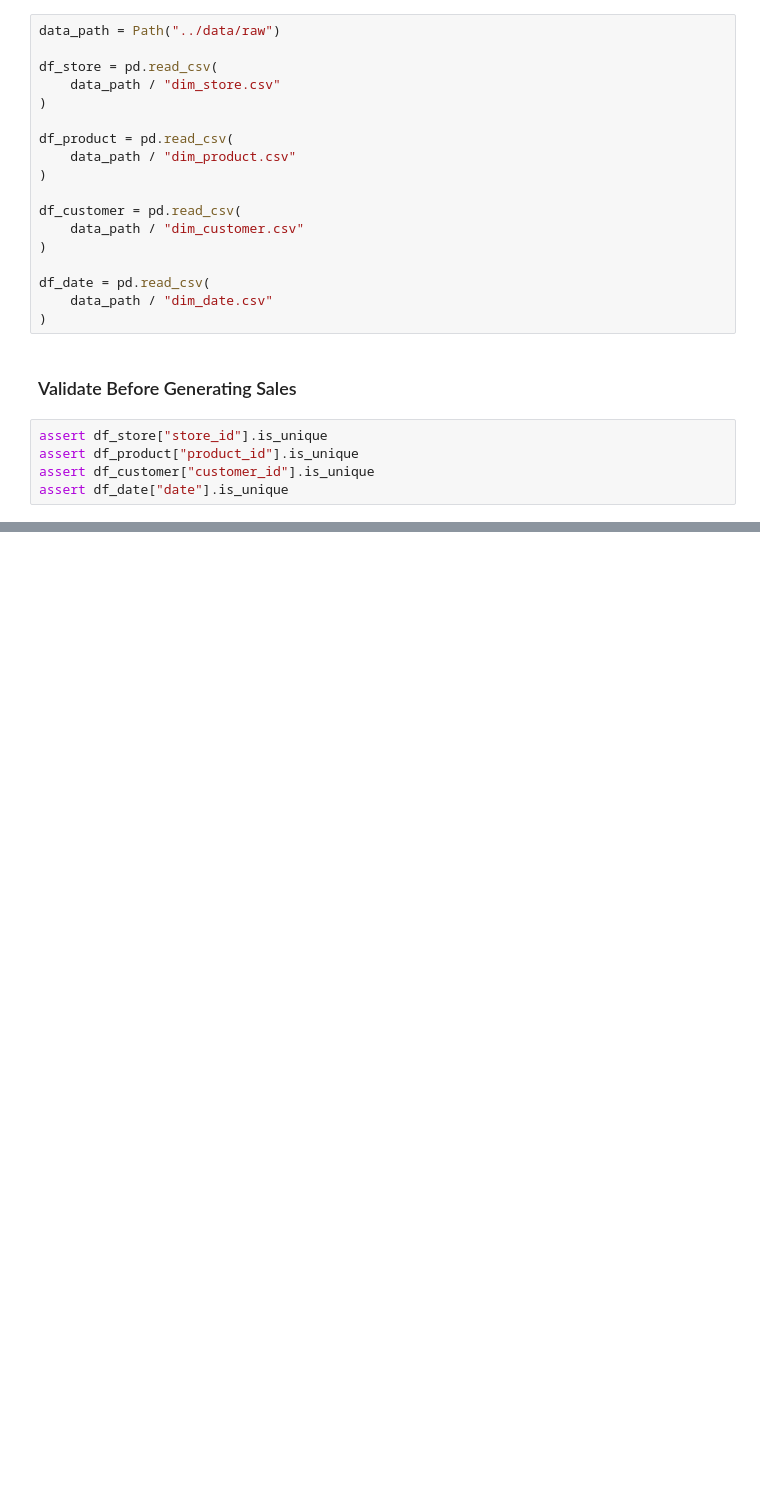
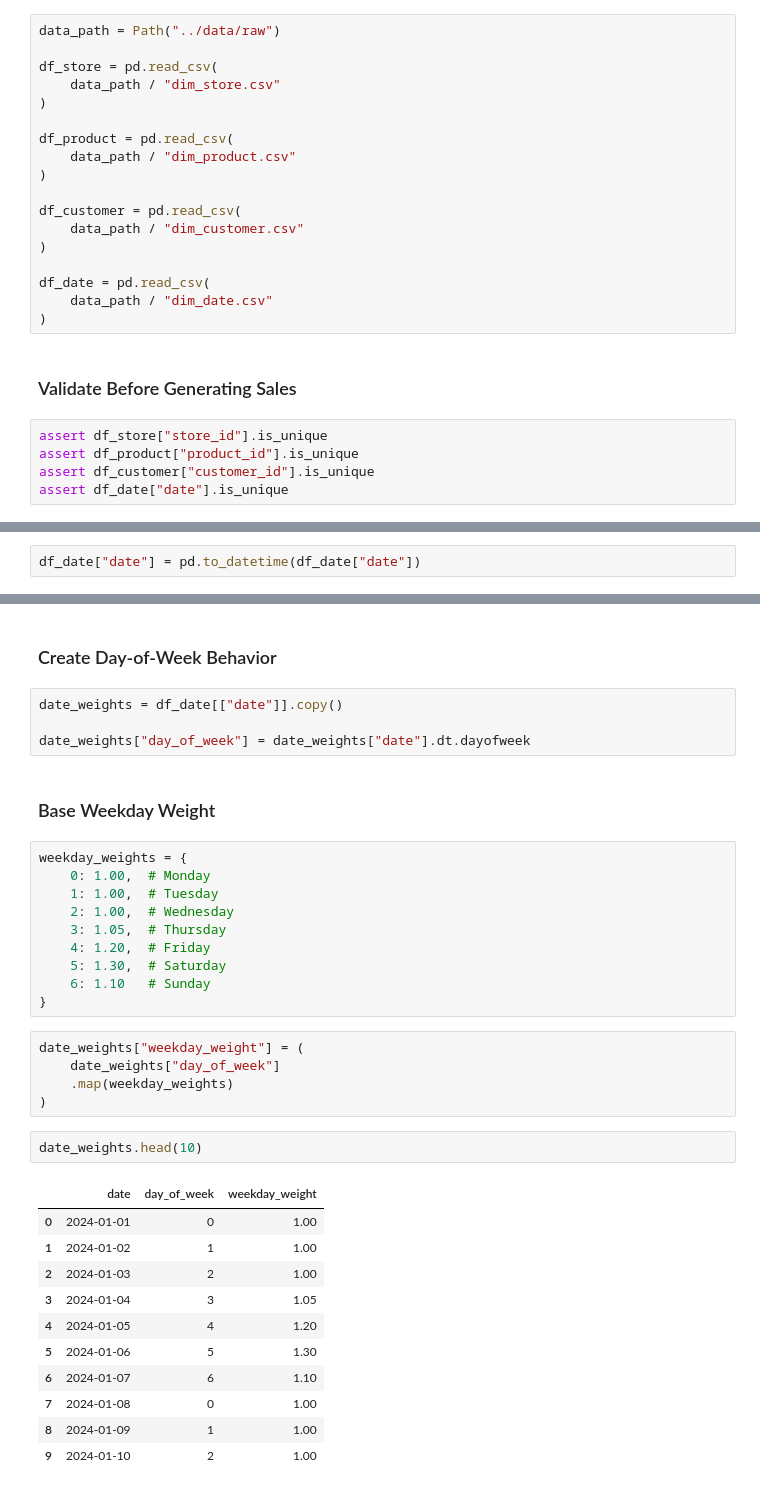
Before and after one commit to Abu-Hozaifa-Retail-Analyst/Retail-Sales-And-Store-Performance-Analytics, a Jupyter notebook: python/05_generate_sales_transactions.ipynb, the cells around one changed output, grey strips where cells are left out. Drawn from its saved outputs; the diff is of its cells as text; blank space fills up the shorter version.

```diff
--- a/python/05_generate_sales_transactions.ipynb
+++ b/python/05_generate_sales_transactions.ipynb
@@ -39,0 +71,2 @@ assert df_date["date"].is_unique
+# %%
+df_date["date"] = pd.to_datetime(df_date["date"])
@@ -39,0 +86,37 @@ assert df_date["date"].is_unique
+# %% [markdown]
+### Create Day-of-Week Behavior
+# %%
+date_weights = df_date[["date"]].copy()
+
+date_weights["day_of_week"] = date_weights["date"].dt.dayofweek
+# %% [markdown]
+### Base Weekday Weight
+# %%
+weekday_weights = {
+    0: 1.00,  # Monday
+    1: 1.00,  # Tuesday
+    2: 1.00,  # Wednesday
+    3: 1.05,  # Thursday
+    4: 1.20,  # Friday
+    5: 1.30,  # Saturday
+    6: 1.10   # Sunday
+}
+# %%
+date_weights["weekday_weight"] = (
+    date_weights["day_of_week"]
+    .map(weekday_weights)
+)
+# %%
+date_weights.head(10)
+# %% [output]
+|  | date | day_of_week | weekday_weight |
+| 0 | 2024-01-01 | 0 | 1.00 |
+| 1 | 2024-01-02 | 1 | 1.00 |
+| 2 | 2024-01-03 | 2 | 1.00 |
+| 3 | 2024-01-04 | 3 | 1.05 |
+| 4 | 2024-01-05 | 4 | 1.20 |
+| 5 | 2024-01-06 | 5 | 1.30 |
+| 6 | 2024-01-07 | 6 | 1.10 |
+| 7 | 2024-01-08 | 0 | 1.00 |
+| 8 | 2024-01-09 | 1 | 1.00 |
+| 9 | 2024-01-10 | 2 | 1.00 |
```
Also changed, not shown: parts of 39 cells of this notebook.
